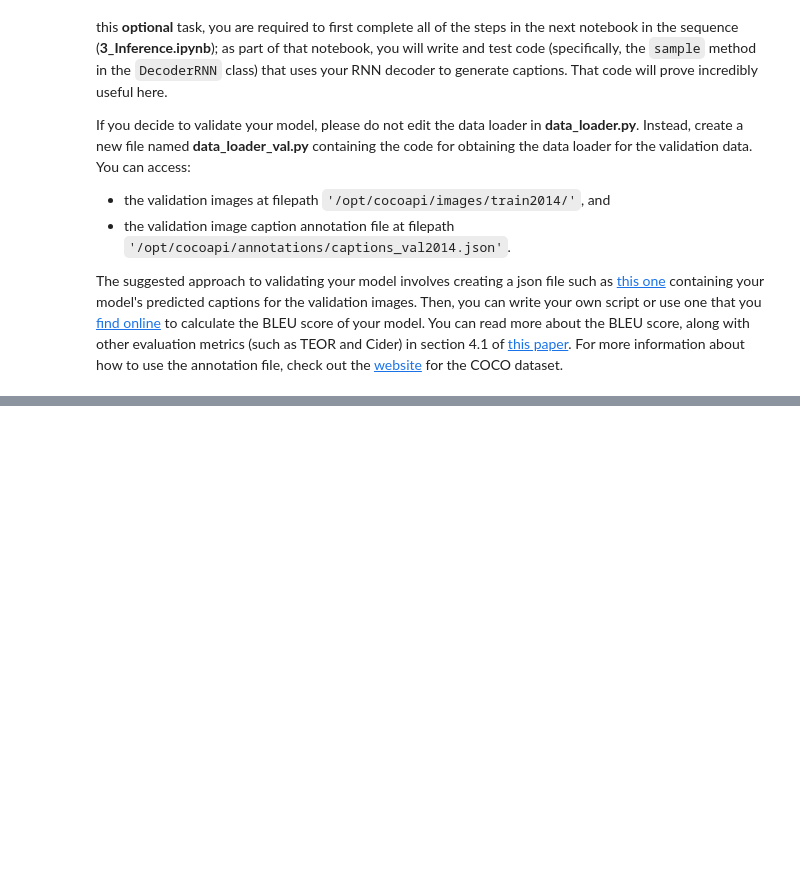
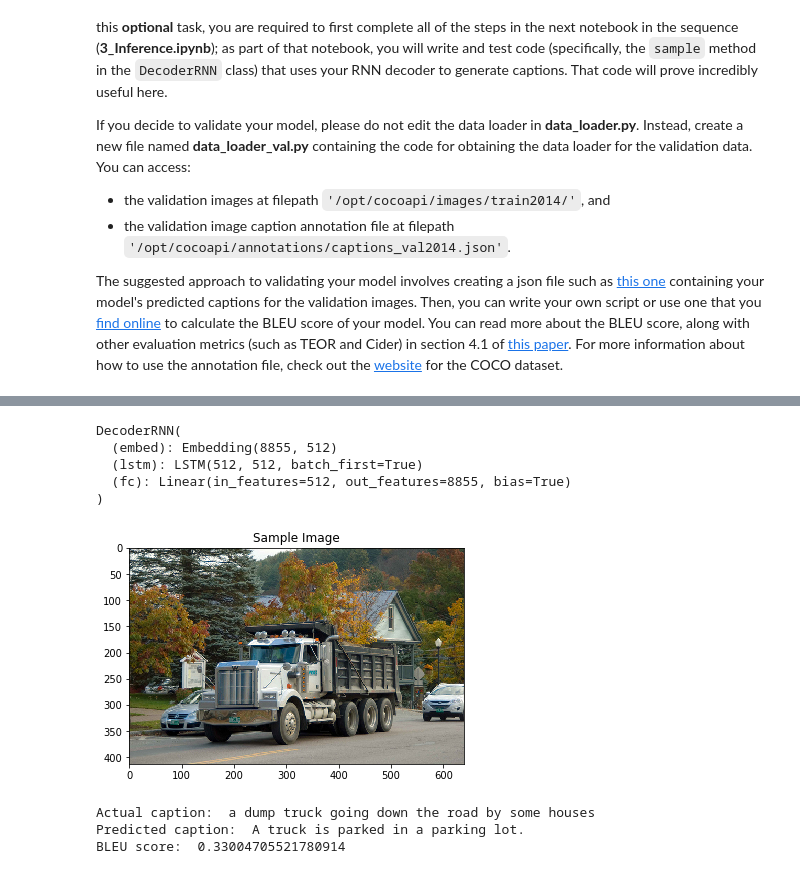
Before and after one commit to Antanskas/ud-Image_captioning, a Jupyter notebook: 2_Training.ipynb, the cells around one changed output, grey strips where cells are left out. Saved outputs shown, nothing was run; the diff lists cells and outputs as text; code cells hidden in the pictures; blank space fills up the shorter version.

```diff
--- a/2_Training.ipynb
+++ b/2_Training.ipynb
@@ -127,14 +127,13 @@ from pycocotools.coco import COCO
 from data_loader import get_loader
 from model import EncoderCNN, DecoderRNN
 import math
-
 from pathlib import Path
 
 
 ## TODO #1: Select appropriate values for the Python variables below.
 batch_size = 64         # batch size
 vocab_threshold = 5        # minimum word count threshold
-vocab_from_file = True    # if True, load existing vocab file
+vocab_from_file = False    # if True, load existing vocab file
 embed_size = 512           # dimensionality of image and word embeddings
 hidden_size = 512          # number of features in hidden state of the RNN decoder
 num_epochs = 3             # number of training epochs
@@ -157,7 +156,8 @@ data_loader = get_loader(transform=transform_train,
                          batch_size=batch_size,
                          vocab_threshold=vocab_threshold,
                          vocab_from_file=vocab_from_file,
-                         cocoapi_loc=Path('opt'))
+                         cocoapi_loc=Path('opt')
+                        )
 
 # The size of the vocabulary.
 vocab_size = len(data_loader.dataset.vocab)
@@ -307,0 +381,68 @@ The suggested approach to validating your model involves creating a json file su
+# %%
+def clean_sentence(output):
+    start_idx =  data_loader_val.dataset.vocab(data_loader_val.dataset.vocab.start_word)
+    end_idx =  data_loader_val.dataset.vocab(data_loader_val.dataset.vocab.end_word)
+    description = ''
+    for x in output:
+        if x != start_idx and x != end_idx:
+            if x == 18: #'. - end of the sentence'
+                description = description[:-1]
+                description+= data_loader_val.dataset.vocab.idx2word[x]
+                continue
+            description+= data_loader_val.dataset.vocab.idx2word[x] + ' '
+    return description.capitalize()
+
+def get_prediction():
+    orig_image, image, caption = next(iter(data_loader_val))
+    plt.imshow(np.squeeze(orig_image))
+    plt.title('Sample Image')
+    plt.show()
+    image = image.to(device)
+    features = encoder(image).unsqueeze(1)
+    output = decoder.sample(features)
+    caption_pred = clean_sentence(output)
+    caption = caption[0]
+
+    # BLEU score
+    smoothie = SmoothingFunction().method4
+    score = sentence_bleu(caption, caption_pred, smoothing_function=smoothie)
+
+    print('Actual caption: ', caption)
+    print('Predicted caption: ', caption_pred)
+    print('BLEU score: ', score)
+# %%
+# loading trained weigts into architecture we build initialed in encoder and decoder
+
+device = torch.device("cuda" if torch.cuda.is_available() else "cpu")
+
+encoder_file = 'encoder-epoch3-batch64-threshold5-hidden512-embed512.pkl'
+decoder_file = 'decoder-epoch3-batch64-threshold5-hidden512-embed512.pkl'
+
+embed_size = 512
+hidden_size = 512
+
+vocab_size = len(data_loader_val.dataset.vocab)
+
+encoder = EncoderCNN(embed_size)
+encoder.eval()
+decoder = DecoderRNN(embed_size, hidden_size, vocab_size)
+decoder.eval()
+
+encoder.load_state_dict(torch.load(os.path.join('./models', encoder_file)))
+decoder.load_state_dict(torch.load(os.path.join('./models', decoder_file)))
+
+encoder.to(device)
+decoder.to(device)
+# %% [output]
+DecoderRNN(
+  (embed): Embedding(8855, 512)
+  (lstm): LSTM(512, 512, batch_first=True)
+  (fc): Linear(in_features=512, out_features=8855, bias=True)
+)
+# %%
+get_prediction()
+# %% [output]
+[figure, added]
+Actual caption:  a dump truck going down the road by some houses
+Predicted caption:  A truck is parked in a parking lot.
+BLEU score:  0.33004705521780914
```
Also changed, not shown: parts of 7 cells of this notebook, 12 other files.
